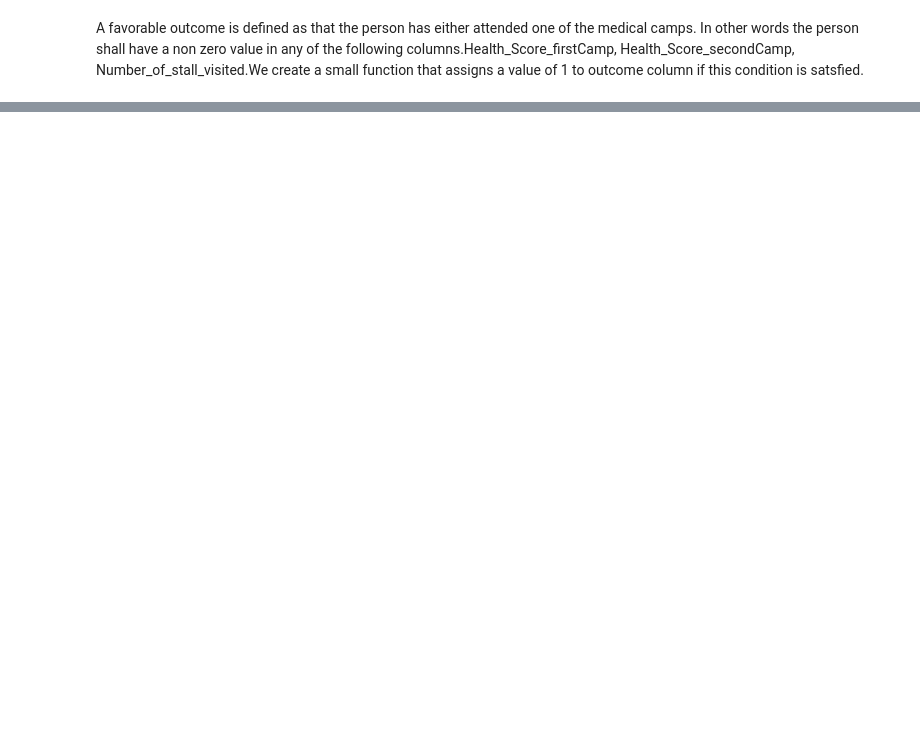
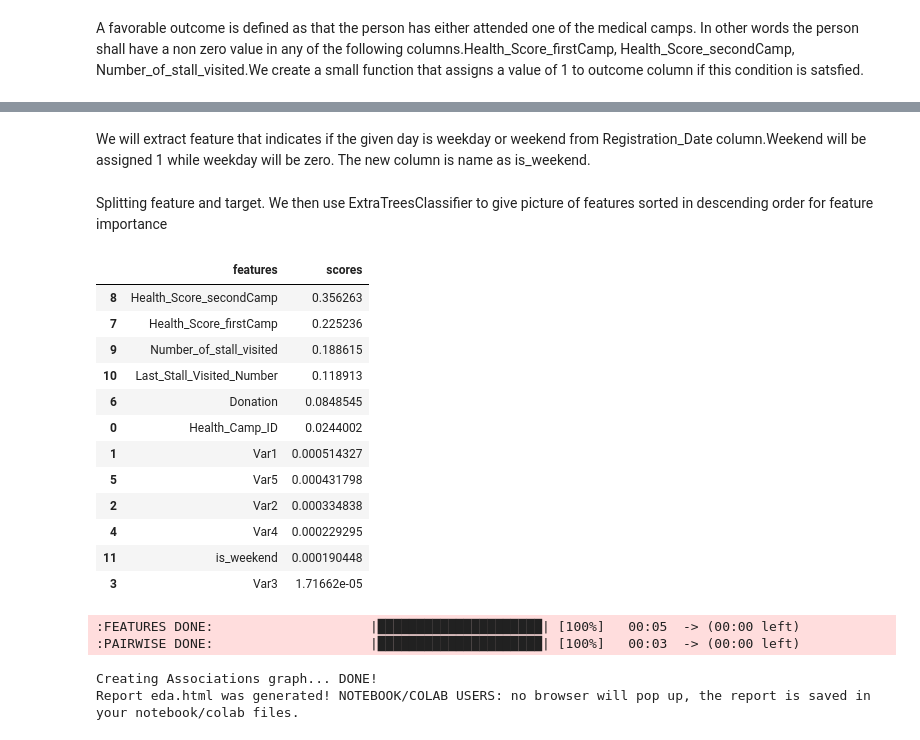
Before and after one commit to kavinsrinaath/Med_Camp, a Jupyter notebook: Notebook/notebook.ipynb, the cells around one changed output, grey strips where cells are left out. Drawn from its saved outputs; the diff is of its cells as text; code cells hidden in the pictures; blank space fills up the shorter version.

```diff
--- a/Notebook/notebook.ipynb
+++ b/Notebook/notebook.ipynb
@@ -122,0 +164,40 @@ df_train_main.head(10)
+# %% [markdown]
+We will extract feature that indicates if the given day is weekday or weekend from Registration_Date column.Weekend will be assigned 1 while weekday will be zero. The new column is name as is_weekend.
+# %%
+df_train_main['is_weekend'] = df_train_main['Registration_Date'].apply(lambda x:int(x.dayofweek//5==1))
+df_train_main.head()
+# %% [markdown]
+Splitting feature and target. We then use ExtraTreesClassifier to give picture of features sorted in descending order for feature importance
+# %%
+
+X_train = df_train_main.drop(columns=['outcome','Registration_Date','Patient_ID'])
+y_train = df_train_main[['outcome']]
+etc_model = ExtraTreesClassifier(oob_score=True,random_state=27,bootstrap=True,n_estimators=15)
+etc_model.fit(X_train,y_train)
+columns = list(X_train.columns)
+pd_feature = pd.DataFrame(data=[columns,etc_model.feature_importances_])
+pd_feature = pd_feature.T
+pd_feature.columns=['features','scores']
+pd_feature.sort_values(['scores'],ascending=False)
+# %% [output]
+|  | features | scores |
+| 8 | Health_Score_secondCamp | 0.356263 |
+| 7 | Health_Score_firstCamp | 0.225236 |
+| 9 | Number_of_stall_visited | 0.188615 |
+| 10 | Last_Stall_Visited_Number | 0.118913 |
+| 6 | Donation | 0.0848545 |
+| 0 | Health_Camp_ID | 0.0244002 |
+| 1 | Var1 | 0.000514327 |
+| 5 | Var5 | 0.000431798 |
+| 2 | Var2 | 0.000334838 |
+| 4 | Var4 | 0.000229295 |
+| 11 | is_weekend | 0.000190448 |
+| 3 | Var3 | 1.71662e-05 |
+# %%
+eda = sv.analyze(df_train_main,'outcome')
+eda.show_html('eda.html')
+# %% [output]
+:FEATURES DONE:                    |█████████████████████| [100%]   00:05  -> (00:00 left)
+:PAIRWISE DONE:                    |█████████████████████| [100%]   00:03  -> (00:00 left)
+Creating Associations graph... DONE!
+Report eda.html was generated! NOTEBOOK/COLAB USERS: no browser will pop up, the report is saved in your notebook/colab files.
```
Also changed, not shown: parts of 4 cells of this notebook, 12 other files.
